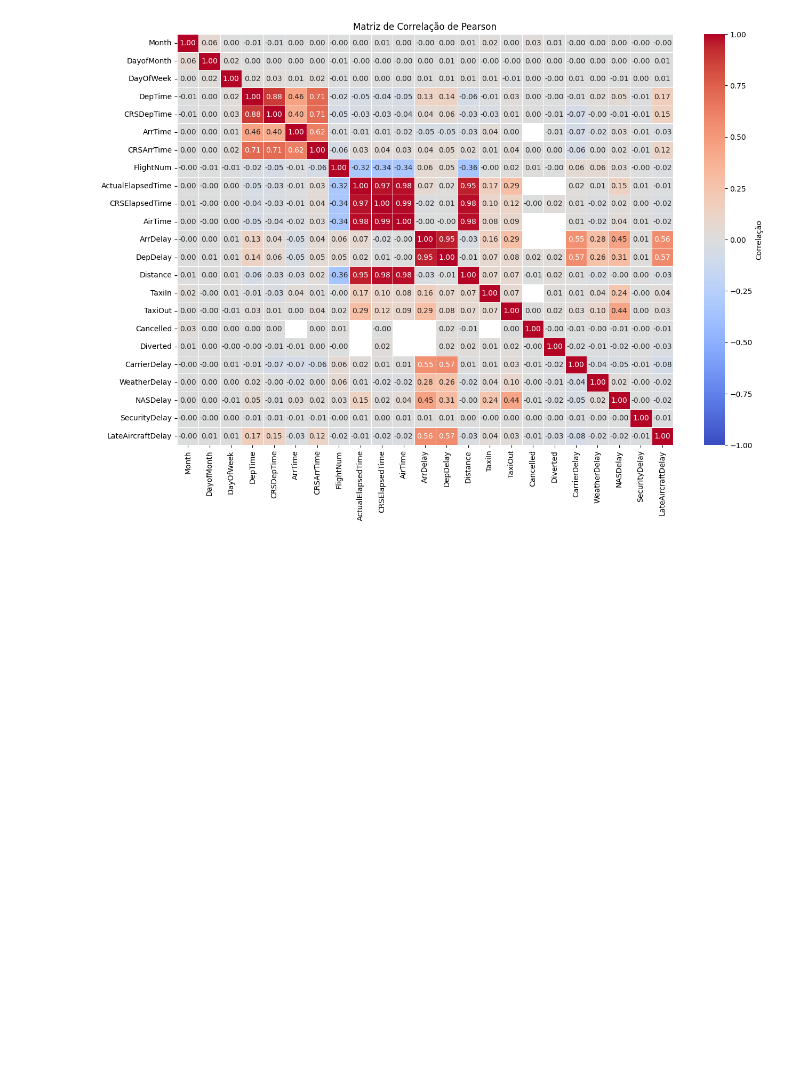
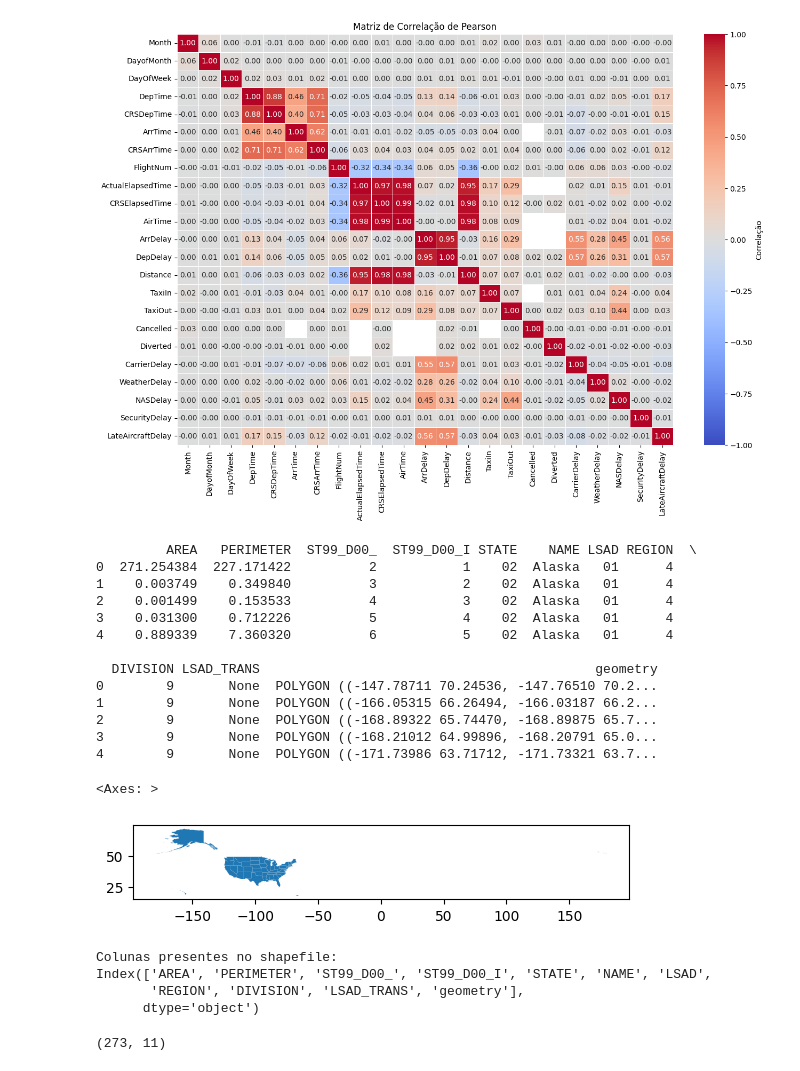
Before and after one commit to AdrielyZBoller/Projeto_Mod05_Ada_VemSerTech, a Jupyter notebook: projeto.ipynb, the cells around one changed output. Drawn from its saved outputs; the diff is of its cells as text; code cells hidden in the pictures; blank space fills up the shorter version.

Commit message:
Explorando o shapefile

```diff
--- a/projeto.ipynb
+++ b/projeto.ipynb
@@ -249,3 +249,42 @@ plt.title("Matriz de Correlação de Pearson")
 plt.show()
 # %% [output]
 [figure]
+# %%
+# Leitura do arquivo .shp
+shapefile_path = 'Mapa/st99_d00.shp' # mapa do EUA
+gdf = gpd.read_file(shapefile_path)
+
+# Exibindo informações sobre o GeoDataFrame
+print(gdf.head())
+
+# Visualizando o GeoDataFrame
+gdf.plot()
+# %% [output]
+         AREA   PERIMETER  ST99_D00_  ST99_D00_I STATE    NAME LSAD REGION  \
+0  271.254384  227.171422          2           1    02  Alaska   01      4
+1    0.003749    0.349840          3           2    02  Alaska   01      4
+2    0.001499    0.153533          4           3    02  Alaska   01      4
+3    0.031300    0.712226          5           4    02  Alaska   01      4
+4    0.889339    7.360320          6           5    02  Alaska   01      4
+
+  DIVISION LSAD_TRANS                                           geometry
+0        9       None  POLYGON ((-147.78711 70.24536, -147.76510 70.2...
+1        9       None  POLYGON ((-166.05315 66.26494, -166.03187 66.2...
+2        9       None  POLYGON ((-168.89322 65.74470, -168.89875 65.7...
+3        9       None  POLYGON ((-168.21012 64.99896, -168.20791 65.0...
+4        9       None  POLYGON ((-171.73986 63.71712, -171.73321 63.7...
+<Axes: >
+[figure, added]
+# %%
+# Exibe as informações sobre as colunas
+print("Colunas presentes no shapefile:")
+print(gdf.columns)
+# %% [output]
+Colunas presentes no shapefile:
+Index(['AREA', 'PERIMETER', 'ST99_D00_', 'ST99_D00_I', 'STATE', 'NAME', 'LSAD',
+       'REGION', 'DIVISION', 'LSAD_TRANS', 'geometry'],
+      dtype='object')
+# %%
+gdf.shape
+# %% [output]
+(273, 11)
```
Also changed, not shown: parts of 2 cells of this notebook.
